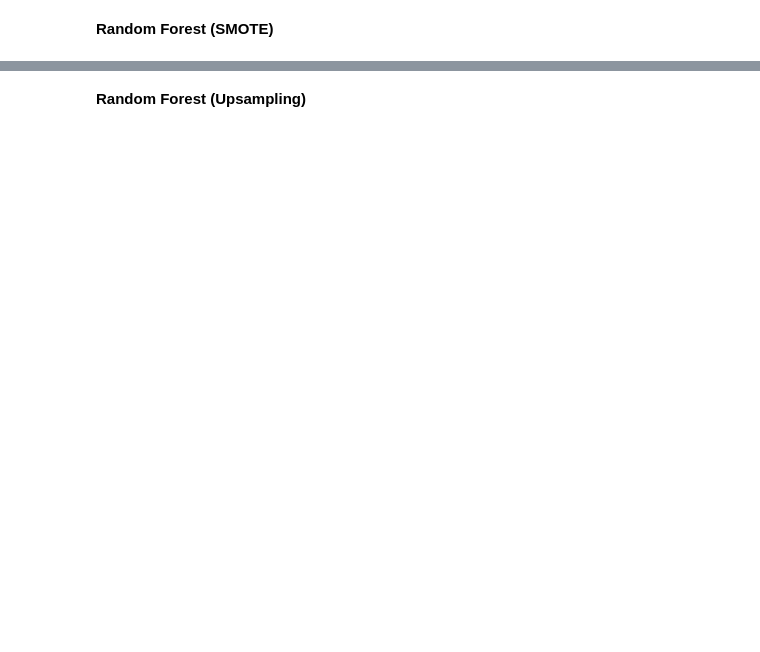
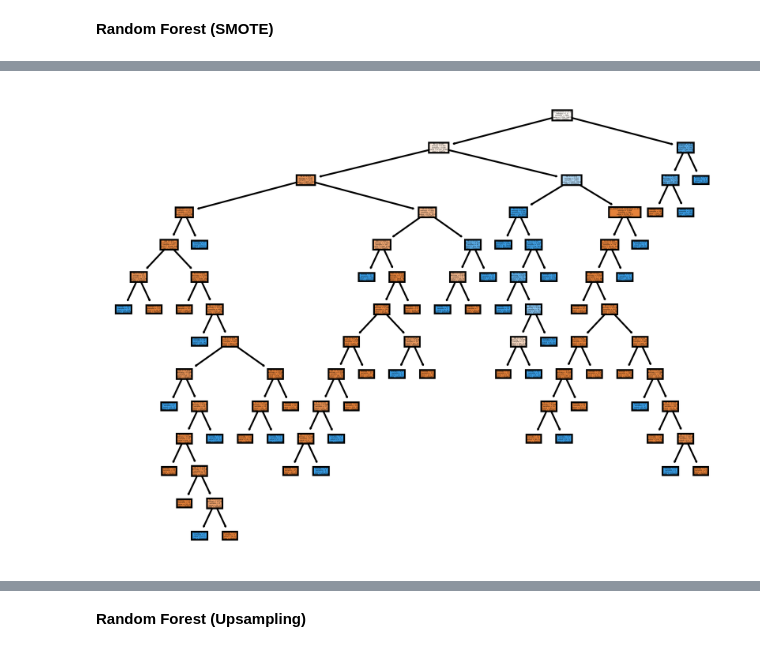
Before and after one commit to genolet/Final_bootcamp_project, a Jupyter notebook: notebooks/Base_machine_learning_models_hypothyroid_ds.ipynb, the cells around one changed output, grey strips where cells are left out. Drawn from its saved outputs; the diff is of its cells as text; code cells hidden in the pictures; blank space fills up the shorter version.

```diff
--- a/notebooks/Base_machine_learning_models_hypothyroid_ds.ipynb
+++ b/notebooks/Base_machine_learning_models_hypothyroid_ds.ipynb
@@ -464,0 +742,11 @@ print("The f1 score in the TEST  set is: {:.3f}".format(f1_score(y_test, y_test_
+# %%
+fn=col
+cn=["Healthy", "Diseased"]
+fig, axes = plt.subplots(nrows = 1,ncols = 1,dpi=800)
+tree.plot_tree(rf_clf.estimators_[0],
+               feature_names = fn,
+               class_names=cn,
+               filled = True);
+fig.savefig('./streamlit/images/rf_individualtree.png')
+# %% [output]
+[figure, added]
```
Also changed, not shown: parts of 66 cells of this notebook, 24 other files.
